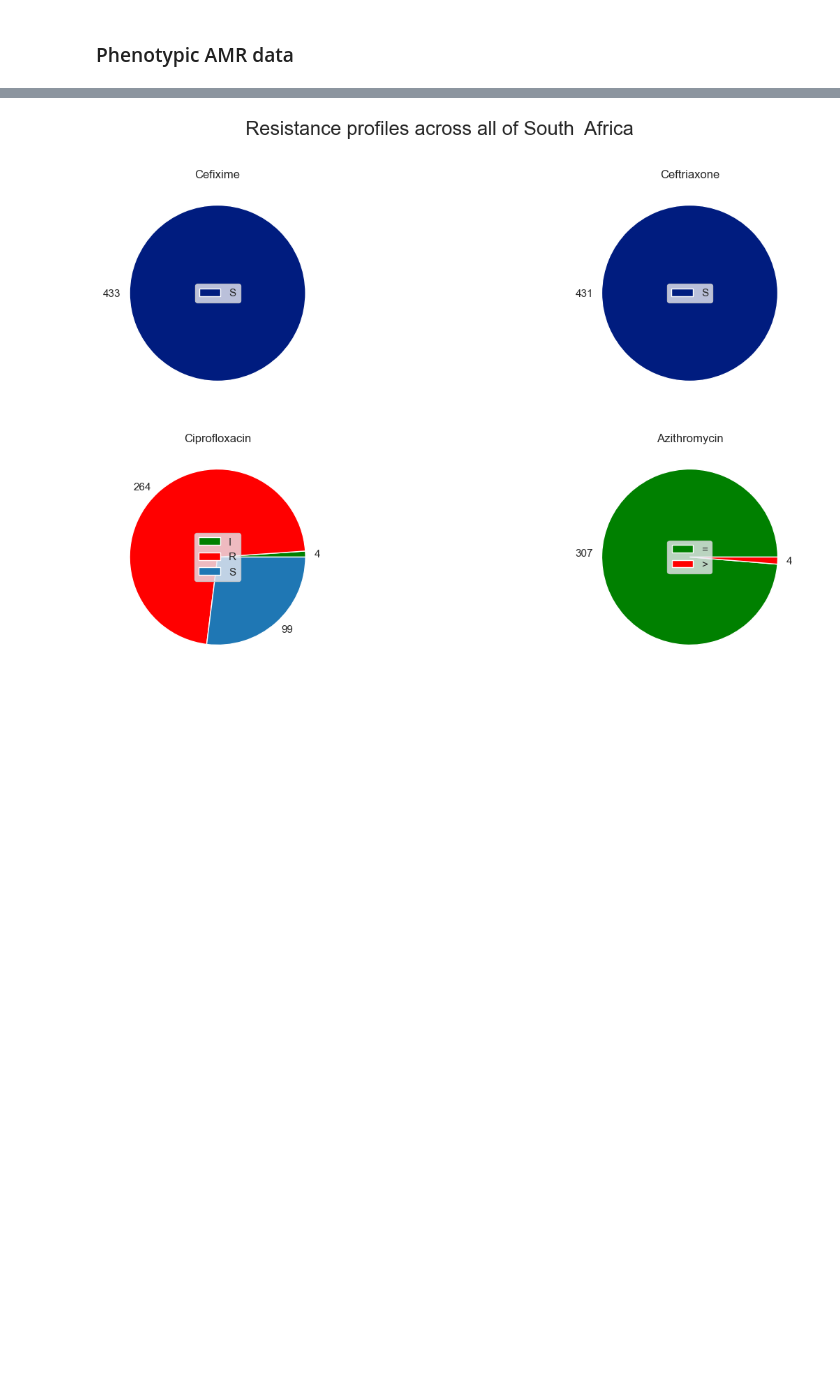
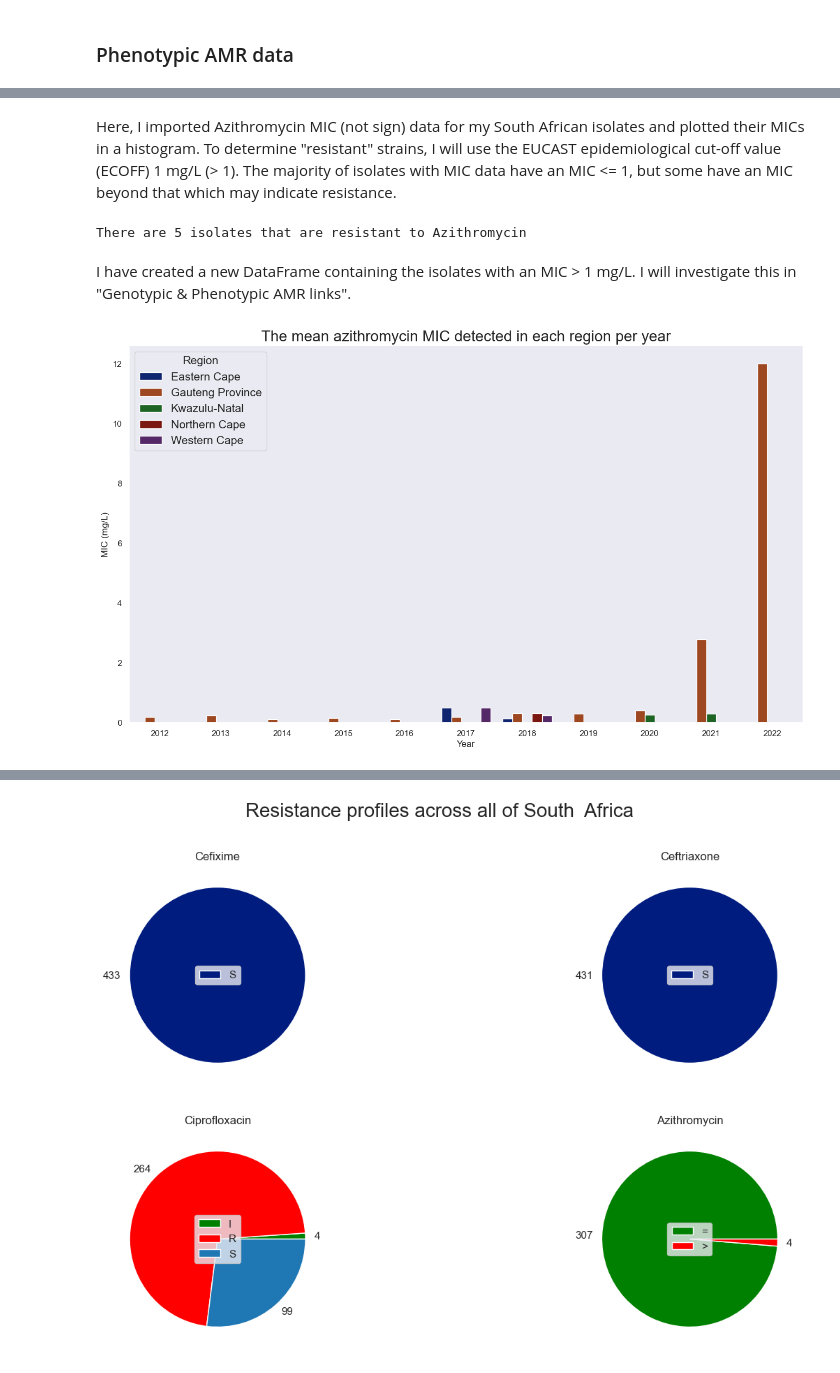
Before and after one commit to watchlotr/NGonorrhoeae_Y4, a Jupyter notebook: NG_Figures.ipynb, the cells around one changed output, grey strips where cells are left out. Cells and saved outputs as stored; diff of their text form; code cells hidden in the pictures; blank space fills up the shorter version.

```diff
--- a/NG_Figures.ipynb
+++ b/NG_Figures.ipynb
@@ -457,0 +505,41 @@ Here I have created a figure with 4 subplots. Each pie chart corresponds to a di
+# %% [markdown]
+Here, I imported Azithromycin MIC (not sign) data for my South African isolates and plotted their MICs in a histogram. To determine "resistant" strains, I will use the EUCAST epidemiological cut-off value (ECOFF) 1 mg/L (> 1). The majority of isolates with MIC data have an MIC <= 1, but some have an MIC beyond that which may indicate resistance.
+# %%
+    # parsing out the strains with an MIC > ECOFF
+my_azi_res: pd.DataFrame = my_azi_clean.loc[my_azi_clean["azi_mic"] > 1]
+
+print(f"There are {len(my_azi_res)} isolates that are resistant to Azithromycin")
+#my_azi_res
+# %% [output]
+There are 5 isolates that are resistant to Azithromycin
+# %% [markdown]
+I have created a new DataFrame containing the isolates with an MIC > 1 mg/L. I will investigate this in "Genotypic & Phenotypic AMR links".
+# %%
+    # filtering for azithromycin MIC data
+my_azi_mic: pd.DataFrame = my_amr_mic.drop(columns = ["cef_mic", "ceftri_mic"])
+
+    # removing rows without MIC data
+my_azi_mic_clean: pd.DataFrame = my_azi_mic.dropna(subset = "azi_mic")
+
+    # creating a pivot table
+my_azi_pivot: pd.DataFrame = my_azi_mic_clean.pivot_table(index = "year", columns = "region", values = "azi_mic", aggfunc = "mean")
+
+
+    # melting the pivot table
+my_azi_melt: pd.DataFrame = my_azi_pivot.reset_index().melt(id_vars = "year", var_name = "region", value_name = "azi_mic")
+
+
+    # plotting bar graph with Seaborn
+fig = plt.figure(figsize = (16,9))
+
+sns.barplot(data = my_azi_melt, x = "year", y = "azi_mic", hue = "region", palette = "dark")
+
+#plt.tight_layout()
+plt.xlabel("Year")
+plt.ylabel("MIC (mg/L)")
+plt.title("The mean azithromycin MIC detected in each region per year", fontsize = 20)
+plt.legend(title = "Region", title_fontsize = 15, fontsize = 15)
+
+plt.show()
+# %% [output]
+[figure, added]
```
Also changed, not shown: parts of 26 cells of this notebook, 2 other files.
